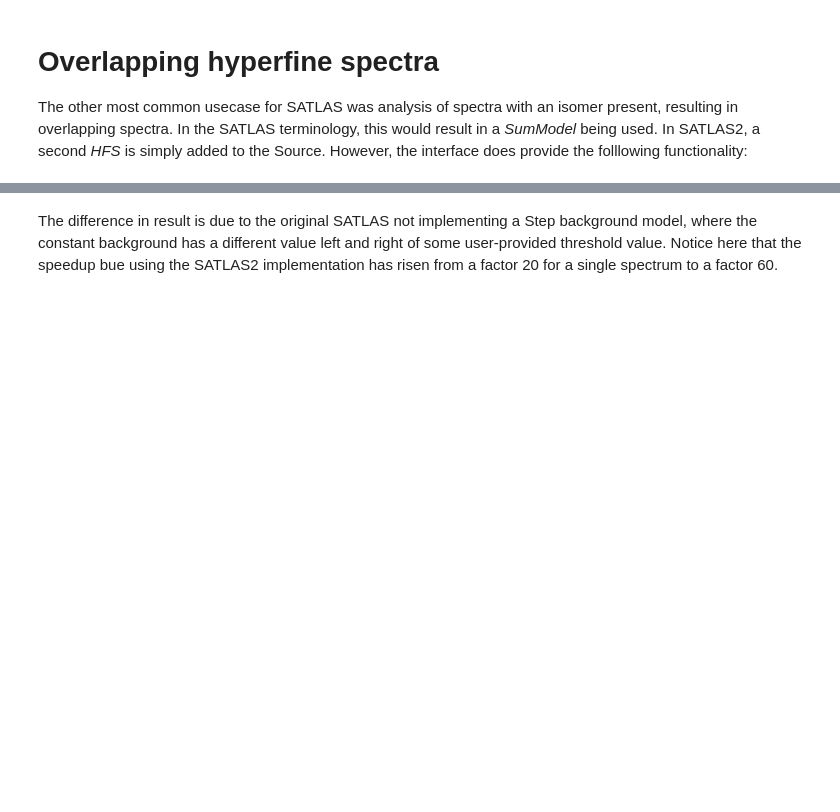
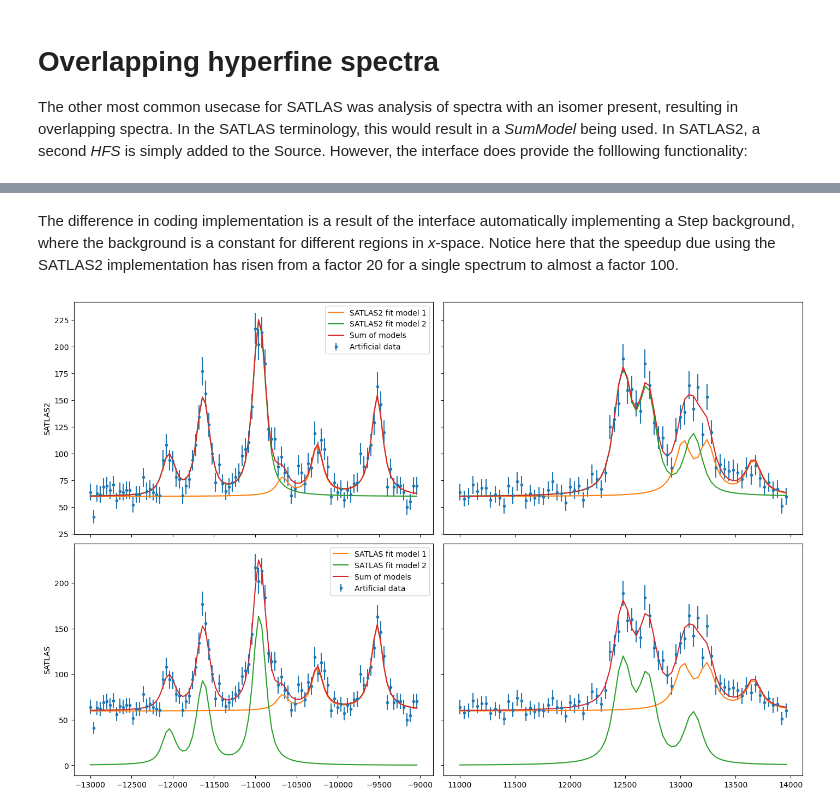
Before and after one commit to IKS-nm/satlas2, a Jupyter notebook: examples/interface.ipynb, the cells around one changed output, grey strips where cells are left out. Cells and saved outputs as stored; diff of their text form; code cells hidden in the pictures; blank space fills up the shorter version.

```diff
--- a/examples/interface.ipynb
+++ b/examples/interface.ipynb
@@ -235,2 +285,47 @@ plt.show()
 # %% [markdown]
-The difference in result is due to the original SATLAS not implementing a Step background model, where the constant background has a different value left and right of some user-provided threshold value. Notice here that the speedup bue using the SATLAS2 implementation has risen from a factor 20 for a single spectrum to a factor 60.
+The difference in coding implementation is a result of the interface automatically implementing a Step background, where the background is a constant for different regions in *x*-space. Notice here that the speedup due using the SATLAS2 implementation has risen from a factor 20 for a single spectrum to almost a factor 100.
+# %%
+left_x = x[x<0]
+right_x = x[x>0]
+
+left_y = y[x<0]
+right_y = y[x>0]
+
+fig = plt.figure(constrained_layout=True, figsize=(14, 9))
+gs = gridspec.GridSpec(nrows=2, ncols=2, figure=fig)
+ax11 = fig.add_subplot(gs[0, 0])
+ax11.label_outer()
+ax12 = fig.add_subplot(gs[0, 1], sharey=ax11)
+ax12.label_outer()
+ax21 = fig.add_subplot(gs[1, 0], sharex=ax11)
+ax21.label_outer()
+ax22 = fig.add_subplot(gs[1, 1], sharex=ax12, sharey=ax21)
+ax22.label_outer()
+
+ax11.errorbar(left_x, left_y, modifiedSqrt(left_y), fmt='.', label='Artificial data')
+ax11.plot(left_x, hfs1(left_x), '-', label='SATLAS2 fit model 1')
+ax11.plot(left_x, hfs2(left_x), '-', label='SATLAS2 fit model 2')
+ax11.plot(left_x, summodel(left_x), '-', label='Sum of models')
+
+ax12.errorbar(right_x, right_y, modifiedSqrt(right_y), fmt='.', label='Artificial data')
+ax12.plot(right_x, hfs1(right_x), '-', label='SATLAS2 fit model 1')
+ax12.plot(right_x, hfs2(right_x), '-', label='SATLAS2 fit model 2')
+ax12.plot(right_x, summodel(right_x), '-', label='Sum of models')
+ax11.legend()
+
+ax21.errorbar(left_x, left_y, modifiedSqrt(left_y), fmt='.', label='Artificial data')
+ax21.plot(left_x, hfs3(left_x), '-', label='SATLAS fit model 1')
+ax21.plot(left_x, hfs4(left_x), '-', label='SATLAS fit model 2')
+ax21.plot(left_x, summodel2(left_x), '-', label='Sum of models')
+
+ax22.errorbar(right_x, right_y, modifiedSqrt(right_y), fmt='.', label='Artificial data')
+ax22.plot(right_x, hfs3(right_x), '-', label='SATLAS fit model 1')
+ax22.plot(right_x, hfs4(right_x), '-', label='SATLAS fit model 2')
+ax22.plot(right_x, summodel2(right_x), '-', label='Sum of models')
+ax21.legend()
+
+ax11.set_ylabel('SATLAS2')
+ax21.set_ylabel('SATLAS')
+plt.show()
+# %% [output]
+[figure, added]
```
Also changed, not shown: parts of 7 cells of this notebook, 8 other files.
